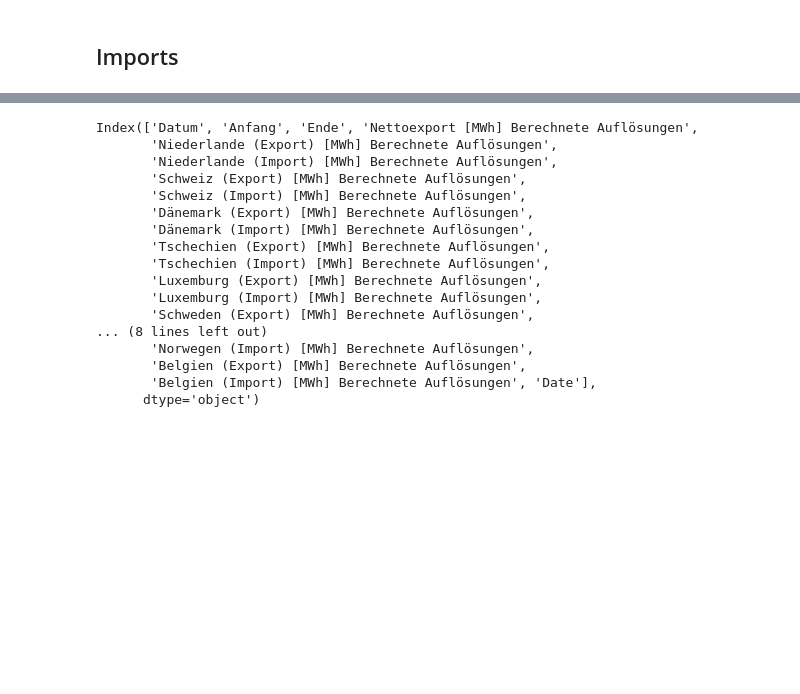
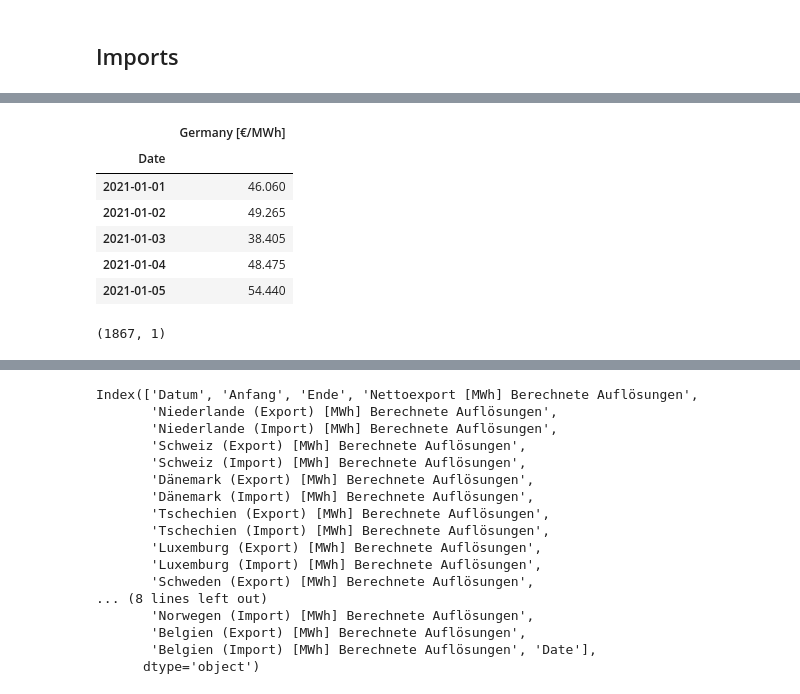
Before and after one commit to Arassc/energy-analysis-and-predictions, a Jupyter notebook: notebooks/load_data_test.ipynb, the cells around one changed output, grey strips where cells are left out. Saved outputs shown, nothing was run; the diff lists cells and outputs as text; code cells hidden in the pictures; blank space fills up the shorter version.

```diff
--- a/notebooks/load_data_test.ipynb
+++ b/notebooks/load_data_test.ipynb
@@ -153,0 +88,11 @@ plt.xticks([])
+# %%
+list_files =  os.listdir(ENERGY_PRICE_FOLDER)
+df_list = []
+for file in list_files:
+    print(file)
+    filename = os.path.join(ENERGY_PRICE_FOLDER, file)
+    df = load_energy_prices_data(filename, 'Germany')
+    print(df.columns)
+    df.set_index('Date', inplace=True)
+    print(df.columns)
+    df_list.append(df)
@@ -153,0 +130,15 @@ plt.xticks([])
+# %%
+df_list[0].head()
+# %% [output]
+|  | Germany [€/MWh] |
+| Date |  |
+| 2021-01-01 | 46.060 |
+| 2021-01-02 | 49.265 |
+| 2021-01-03 | 38.405 |
+| 2021-01-04 | 48.475 |
+| 2021-01-05 | 54.440 |
+# %%
+final_df = pd.concat(df_list).sort_index()
+final_df.shape
+# %% [output]
+(1867, 1)
```
Also changed, not shown: parts of 36 cells of this notebook, 14 other files.
